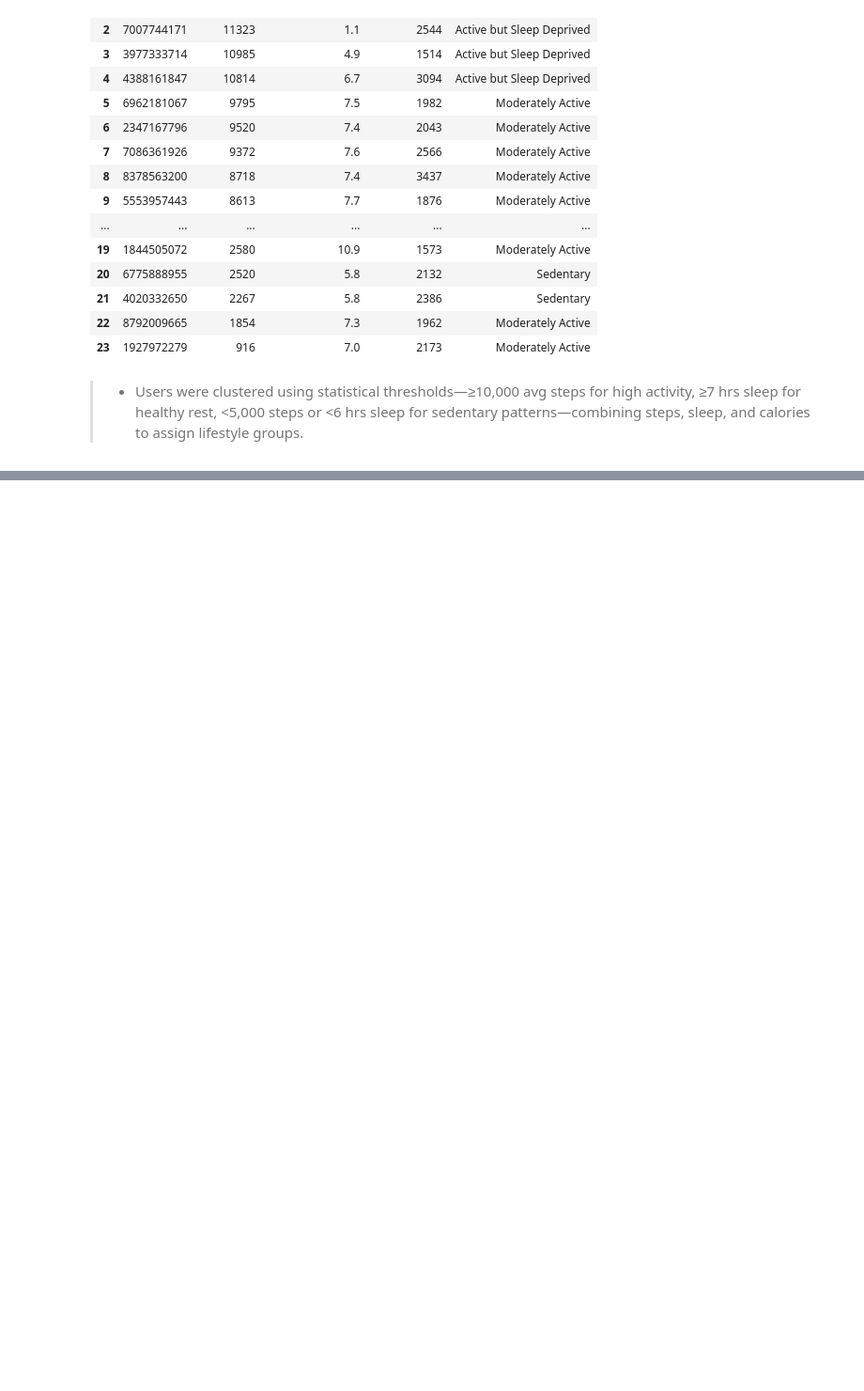
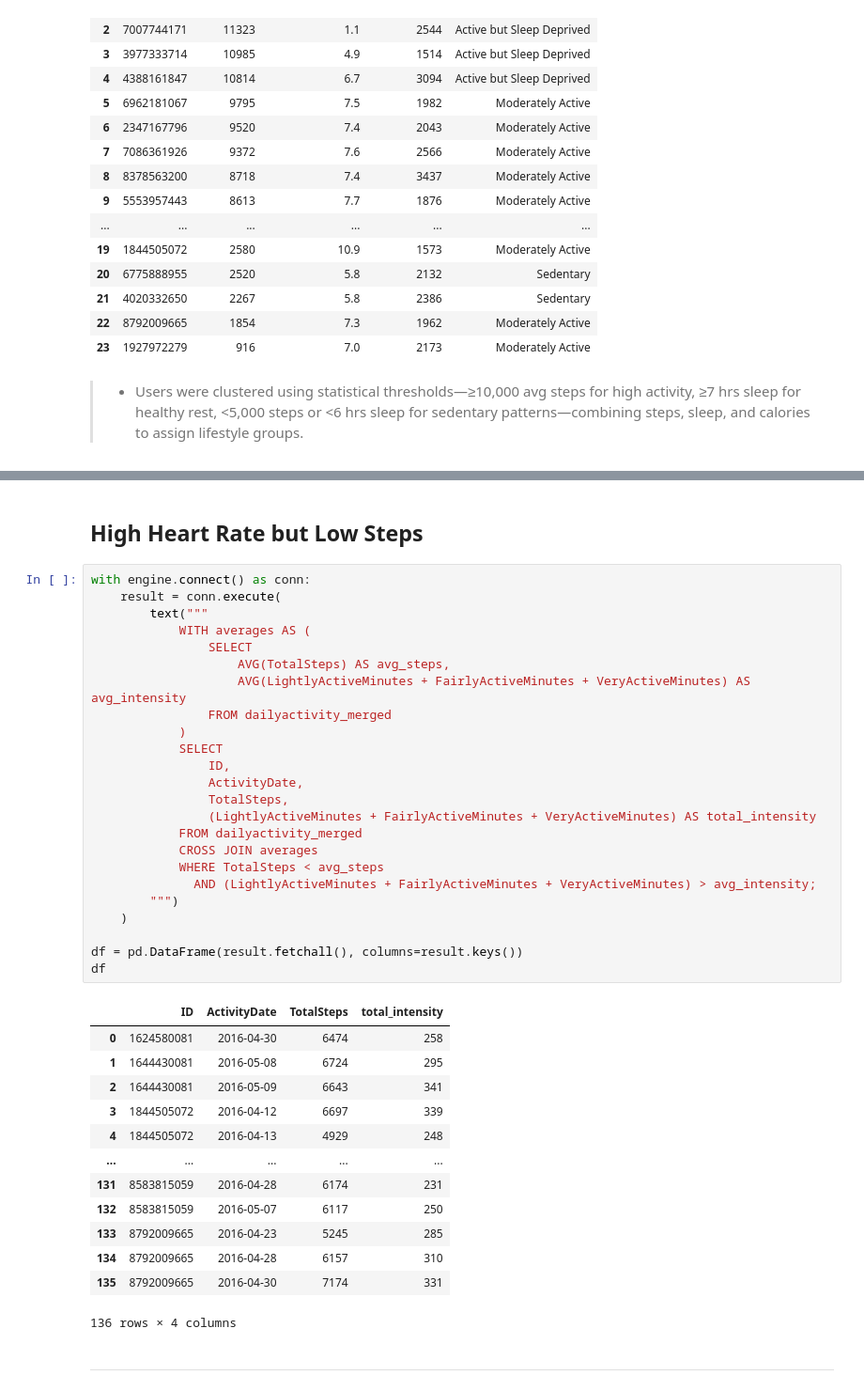
Before and after one commit to bollavamshidarreddy/fitbit-lifestyle-segmentation, a Jupyter notebook: notebooks/sql_analysis.ipynb, the cells around one changed output, grey strips where cells are left out. Shown: that part at 94% size. Drawn from its saved outputs; the diff is of its cells as text; blank space fills up the shorter version.

```diff
--- a/notebooks/sql_analysis.ipynb
+++ b/notebooks/sql_analysis.ipynb
@@ -1524,0 +1640,42 @@ df
+# %% [markdown]
+## High Heart Rate but Low Steps
+# %%
+with engine.connect() as conn:
+    result = conn.execute(
+        text("""
+            WITH averages AS (
+                SELECT
+                    AVG(TotalSteps) AS avg_steps,
+                    AVG(LightlyActiveMinutes + FairlyActiveMinutes + VeryActiveMinutes) AS avg_intensity
+                FROM dailyactivity_merged
+            )
+            SELECT
+                ID,
+                ActivityDate,
+                TotalSteps,
+                (LightlyActiveMinutes + FairlyActiveMinutes + VeryActiveMinutes) AS total_intensity
+            FROM dailyactivity_merged
+            CROSS JOIN averages
+            WHERE TotalSteps < avg_steps
+              AND (LightlyActiveMinutes + FairlyActiveMinutes + VeryActiveMinutes) > avg_intensity;
+        """)
+    )
+
+df = pd.DataFrame(result.fetchall(), columns=result.keys())
+df
+# %% [output]
+|  | ID | ActivityDate | TotalSteps | total_intensity |
+| 0 | 1624580081 | 2016-04-30 | 6474 | 258 |
+| 1 | 1644430081 | 2016-05-08 | 6724 | 295 |
+| 2 | 1644430081 | 2016-05-09 | 6643 | 341 |
+| 3 | 1844505072 | 2016-04-12 | 6697 | 339 |
+| 4 | 1844505072 | 2016-04-13 | 4929 | 248 |
+| ... | ... | ... | ... | ... |
+| 131 | 8583815059 | 2016-04-28 | 6174 | 231 |
+| 132 | 8583815059 | 2016-05-07 | 6117 | 250 |
+| 133 | 8792009665 | 2016-04-23 | 5245 | 285 |
+| 134 | 8792009665 | 2016-04-28 | 6157 | 310 |
+| 135 | 8792009665 | 2016-04-30 | 7174 | 331 |
+136 rows × 4 columns
+# %% [markdown]
+---
```
Also changed, not shown: parts of 7 cells of this notebook.
